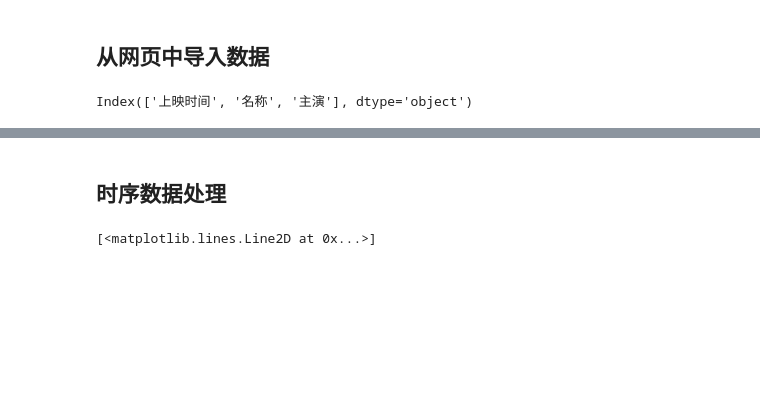
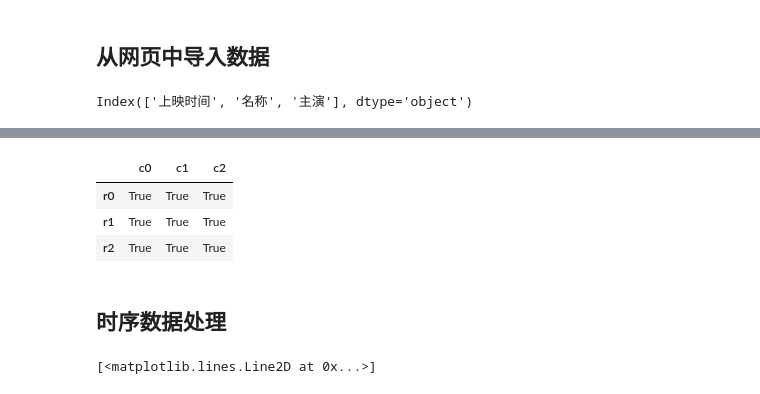
Before and after one commit to ElwinGao4444/colab, a Jupyter notebook: Pandas.ipynb, the cells around one changed output, grey strips where cells are left out. Saved outputs shown, nothing was run; the diff lists cells and outputs as text; code cells hidden in the pictures; blank space fills up the shorter version.

```diff
--- a/Pandas.ipynb
+++ b/Pandas.ipynb
@@ -1315,3 +1372,18 @@ Index(['上映时间', '名称', '主演'], dtype='object')
+# %%
+# DataFrame的压缩与解压缩
+from io import StringIO, BytesIO
+imf =  BytesIO()
+df1 = pd.DataFrame(np.arange(9).reshape(3,3), columns=['c0','c1','c2'], index=['r0','r1','r2'])
+df1.to_parquet(imf)
+imf.seek(0)
+compressed_data = imf.read()
+df2 = pd.read_parquet(BytesIO(compressed_data))
+df1 == df2
+# %% [output]
+|  | c0 | c1 | c2 |
+| r0 | True | True | True |
+| r1 | True | True | True |
+| r2 | True | True | True |
 # %% [markdown]
 ## 时序数据处理
 # %%
```
Also changed, not shown: parts of 12 cells of this notebook.
